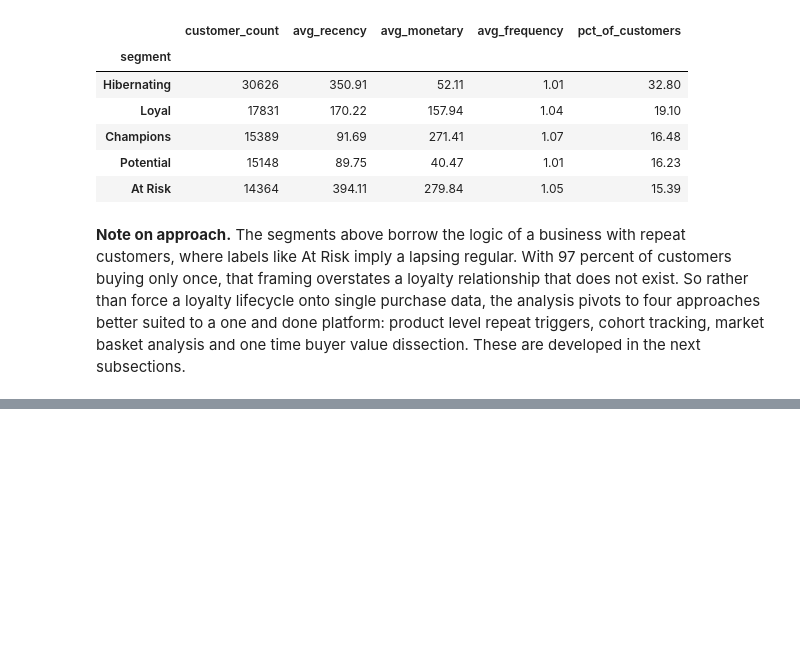
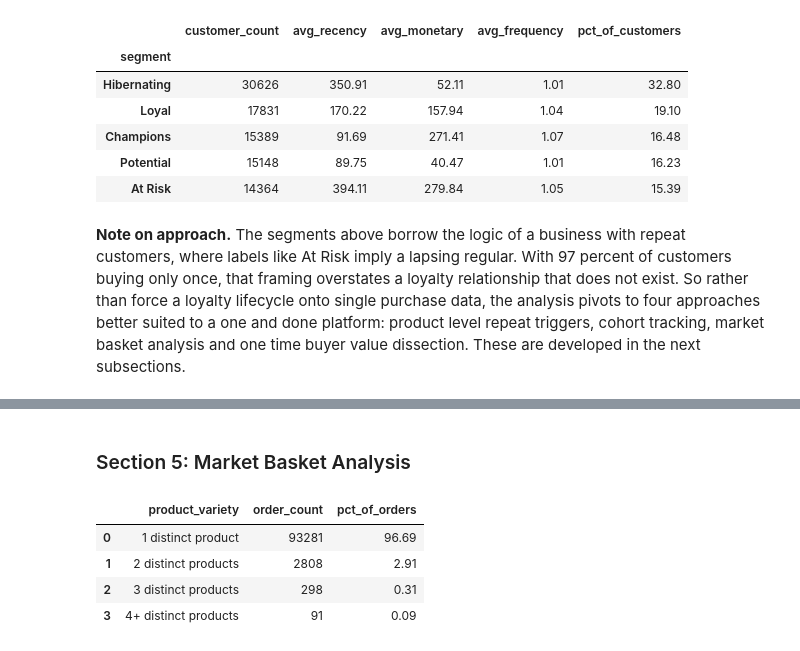
Before and after one commit to BKanyotu/olist-ecommerce-analysis, a Jupyter notebook: olist_brazilian_ecommerce_project_python.ipynb, the cells around one changed output, grey strips where cells are left out. Cells and saved outputs as stored; diff of their text form; code cells hidden in the pictures; blank space fills up the shorter version.

```diff
--- a/olist_brazilian_ecommerce_project_python.ipynb
+++ b/olist_brazilian_ecommerce_project_python.ipynb
@@ -600,0 +680,41 @@ segment_summary
+# %% [markdown]
+### Section 5: Market Basket Analysis
+# %%
+# Checking how common multi-item and multi-product orders are.
+# Market basket analysis only works if orders frequently contain more than one distinct product.
+# We distinguish item count (which includes duplicates) from distinct product count.
+
+query = """
+    WITH order_products AS (
+        SELECT
+            o.order_id,
+            COUNT(*)                          AS item_count,
+            COUNT(DISTINCT oi.product_id)     AS distinct_products
+        FROM orders_clean o
+        JOIN order_items_clean oi
+            ON o.order_id = oi.order_id
+        WHERE o.order_status = 'delivered'
+        GROUP BY o.order_id
+    )
+    SELECT
+        CASE
+            WHEN distinct_products = 1 THEN '1 distinct product'
+            WHEN distinct_products = 2 THEN '2 distinct products'
+            WHEN distinct_products = 3 THEN '3 distinct products'
+            ELSE '4+ distinct products'
+        END                                                       AS product_variety,
+        COUNT(*)                                                  AS order_count,
+        ROUND(COUNT(*)::numeric / SUM(COUNT(*)) OVER () * 100, 2) AS pct_of_orders
+    FROM order_products
+    GROUP BY product_variety
+    ORDER BY product_variety;
+"""
+
+basket_viability_df = pd.read_sql(query, engine)
+basket_viability_df
+# %% [output]
+|  | product_variety | order_count | pct_of_orders |
+| 0 | 1 distinct product | 93281 | 96.69 |
+| 1 | 2 distinct products | 2808 | 2.91 |
+| 2 | 3 distinct products | 298 | 0.31 |
+| 3 | 4+ distinct products | 91 | 0.09 |
```
Also changed, not shown: parts of 8 cells of this notebook, 2 other files.
